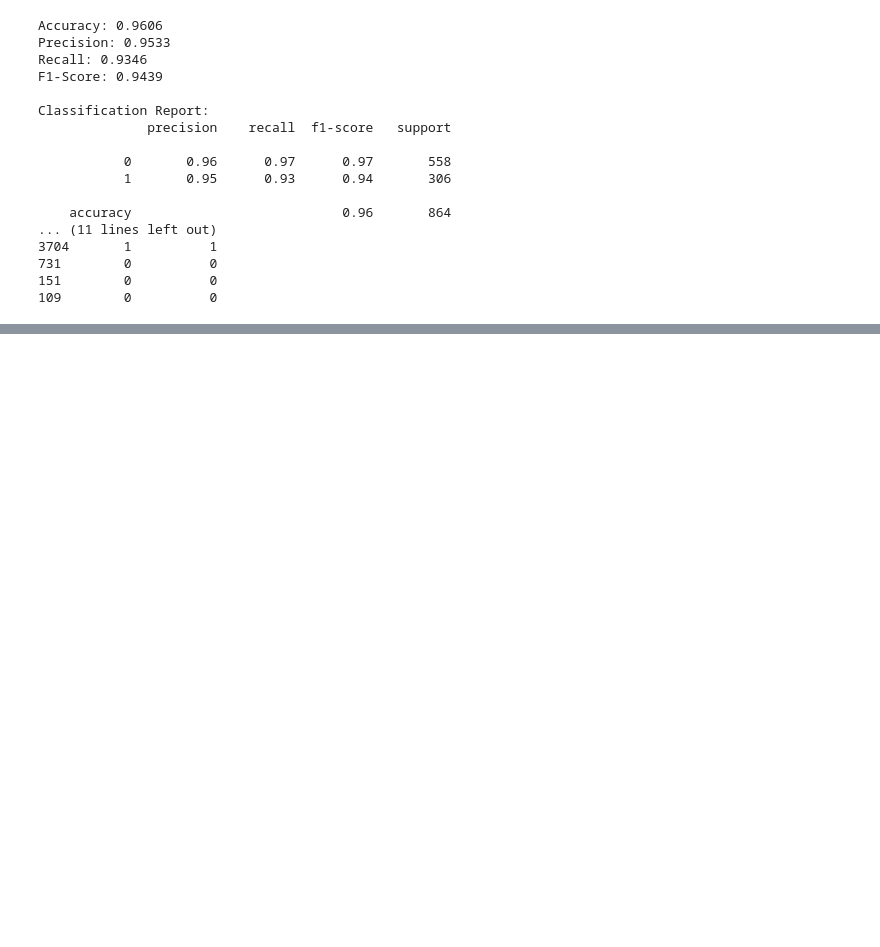
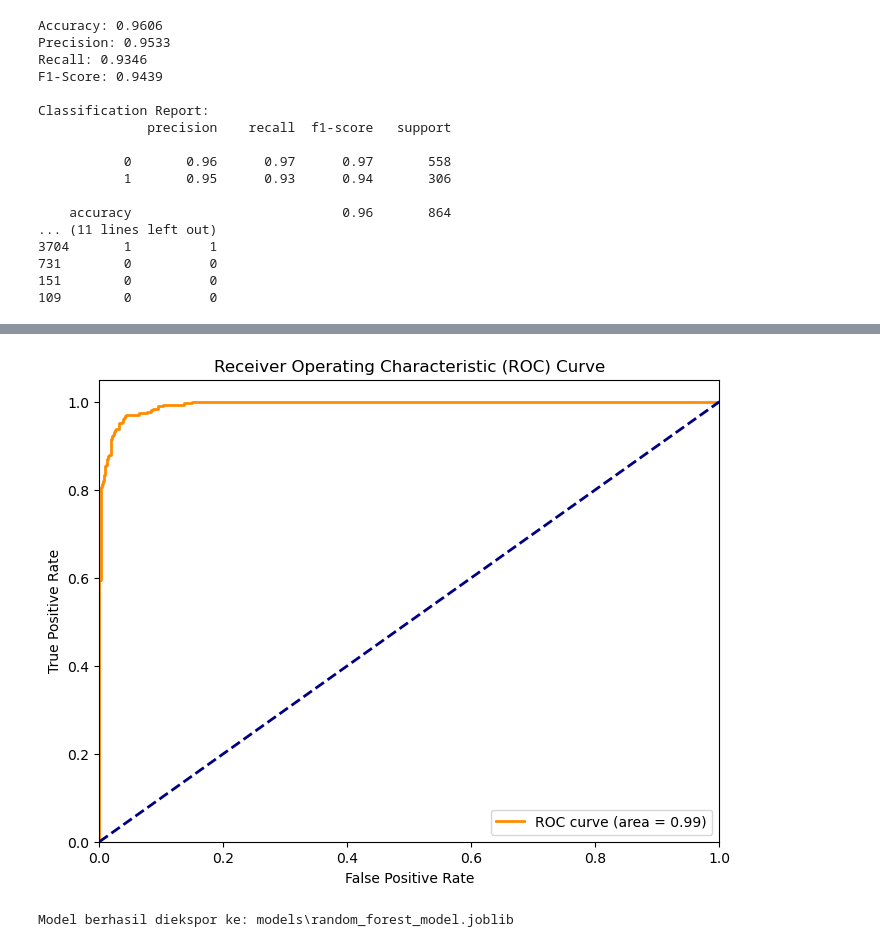
Before and after one commit to daemorphics/ScoreSeer, a Jupyter notebook: notebooks/run.ipynb, the cells around one changed output, grey strips where cells are left out. Cells and saved outputs as stored; diff of their text form; code cells hidden in the pictures; blank space fills up the shorter version.

```diff
--- a/notebooks/run.ipynb
+++ b/notebooks/run.ipynb
@@ -418,0 +421,64 @@ plt.show()
+# %%
+# ... existing code ...
+
+from sklearn.metrics import roc_curve, roc_auc_score
+
+# Get probability predictions for the positive class (class 1)
+# Make sure your model has a predict_proba method
+if hasattr(model, 'predict_proba'):
+    y_pred_proba = model.predict_proba(X_test)[:, 1]
+
+    # Calculate ROC curve
+    fpr, tpr, thresholds = roc_curve(y_test, y_pred_proba)
+    roc_auc = roc_auc_score(y_test, y_pred_proba)
+
+    # Plot ROC curve
+    plt.figure(figsize=(8, 6))
+    plt.plot(fpr, tpr, color='darkorange', lw=2, label=f'ROC curve (area = {roc_auc:.2f})')
+    plt.plot([0, 1], [0, 1], color='navy', lw=2, linestyle='--')
+    plt.xlim([0.0, 1.0])
+    plt.ylim([0.0, 1.05])
+    plt.xlabel('False Positive Rate')
+    plt.ylabel('True Positive Rate')
+    plt.title('Receiver Operating Characteristic (ROC) Curve')
+    plt.legend(loc='lower right')
+    plt.show()
+else:
+    print("Model does not have 'predict_proba' method, cannot plot ROC curve.")
+
+# ... existing code ...
+# %% [output]
+[figure, added]
+# %%
+# ... existing code ...
+
+import joblib
+import os
+
+# Asumsikan 'model' adalah objek model yang telah Anda latih (misalnya, RandomForestClassifier)
+# Pastikan Anda telah melatih model sebelum mengekspornya
+
+# Tentukan jalur untuk menyimpan model
+# Disarankan untuk menyimpan model di folder 'models' dalam struktur proyek Anda
+model_dir = 'models'
+model_filename = 'random_forest_model.joblib'
+model_path = os.path.join(model_dir, model_filename)
+
+# Buat direktori 'models' jika belum ada
+if not os.path.exists(model_dir):
+    os.makedirs(model_dir)
+
+# Simpan model ke disk
+joblib.dump(model, model_path)
+print(f"Model berhasil diekspor ke: {model_path}")
+
+# ... existing code ...
+
+# Untuk memuat kembali model di sesi atau skrip lain:
+# loaded_model = joblib.load(model_path)
+# print("Model berhasil dimuat kembali.")
+
+# Anda sekarang dapat menggunakan loaded_model untuk membuat prediksi
+# Misalnya: loaded_model.predict(new_data)
+# %% [output]
+Model berhasil diekspor ke: models\random_forest_model.joblib
```
Also changed, not shown: parts of 1 cell of this notebook, 2 other files.
